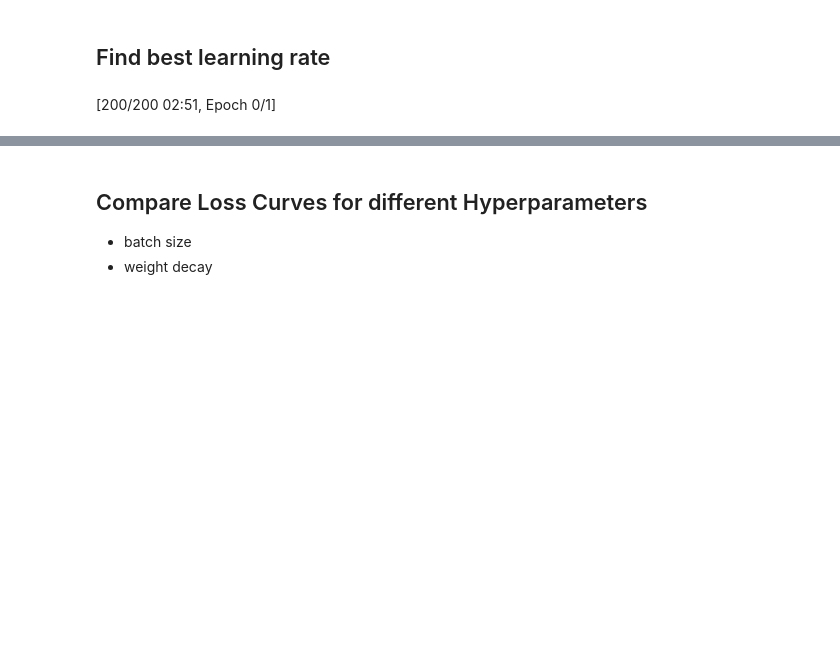
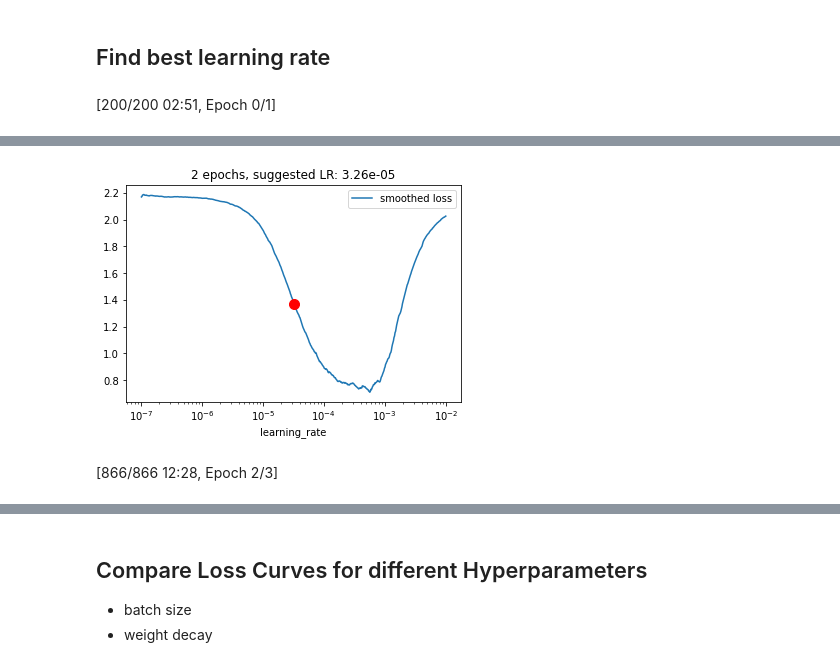
Before and after one commit to goerlitz/nlp-classification, a Jupyter notebook: notebooks/10kGNAD/colab/21e_10kGNAD_huggingface_lr_find.ipynb, the cells around one changed output, grey strips where cells are left out. Saved outputs shown, nothing was run; the diff lists cells and outputs as text; code cells hidden in the pictures; blank space fills up the shorter version.

```diff
--- a/notebooks/10kGNAD/colab/21e_10kGNAD_huggingface_lr_find.ipynb
+++ b/notebooks/10kGNAD/colab/21e_10kGNAD_huggingface_lr_find.ipynb
@@ -223,0 +243,13 @@ plt.title(f"Suggested LR: {loss_s.index[suggested_lr]:.2e}");
+# %%
+loss_s.plot(label="smoothed train loss")
+plt.plot(loss_s.index[suggested_lr], loss_s.iloc[suggested_lr], markersize=10, marker="o", color="red")
+plt.xscale("log")
+plt.legend()
+plt.title(f"2 epochs, suggested LR: {loss_s.index[suggested_lr]:.2e}");
+# %% [output]
+[figure, added]
+# %%
+epoch_steps = 3 * tokenized_data["train"].num_rows // bs
+loss_s, suggested_lr = lr_find(bs=bs, weight_decay=0.0, steps=epoch_steps)
+# %% [output]
+[866/866 12:28, Epoch 2/3]
```
Also changed, not shown: parts of 9 cells of this notebook.
